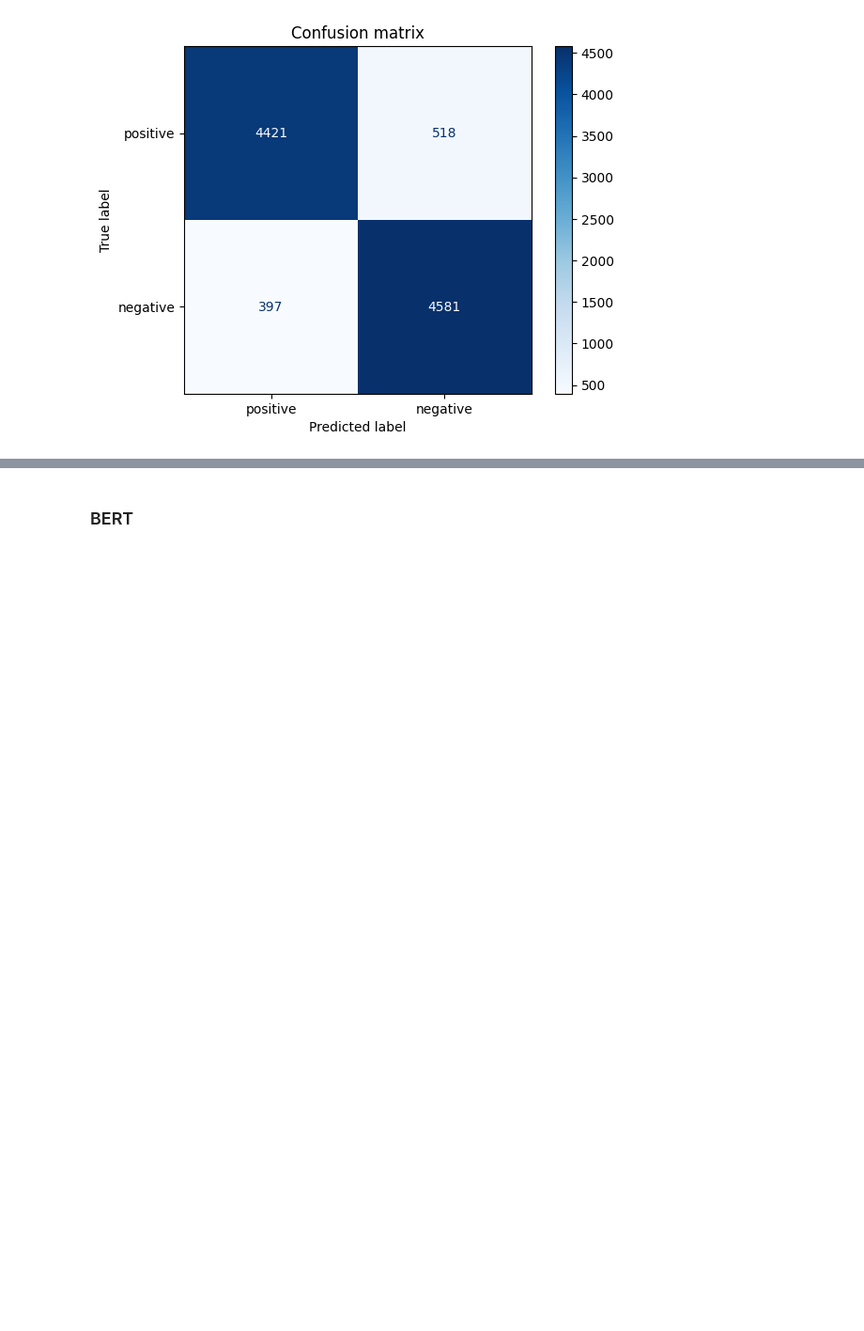
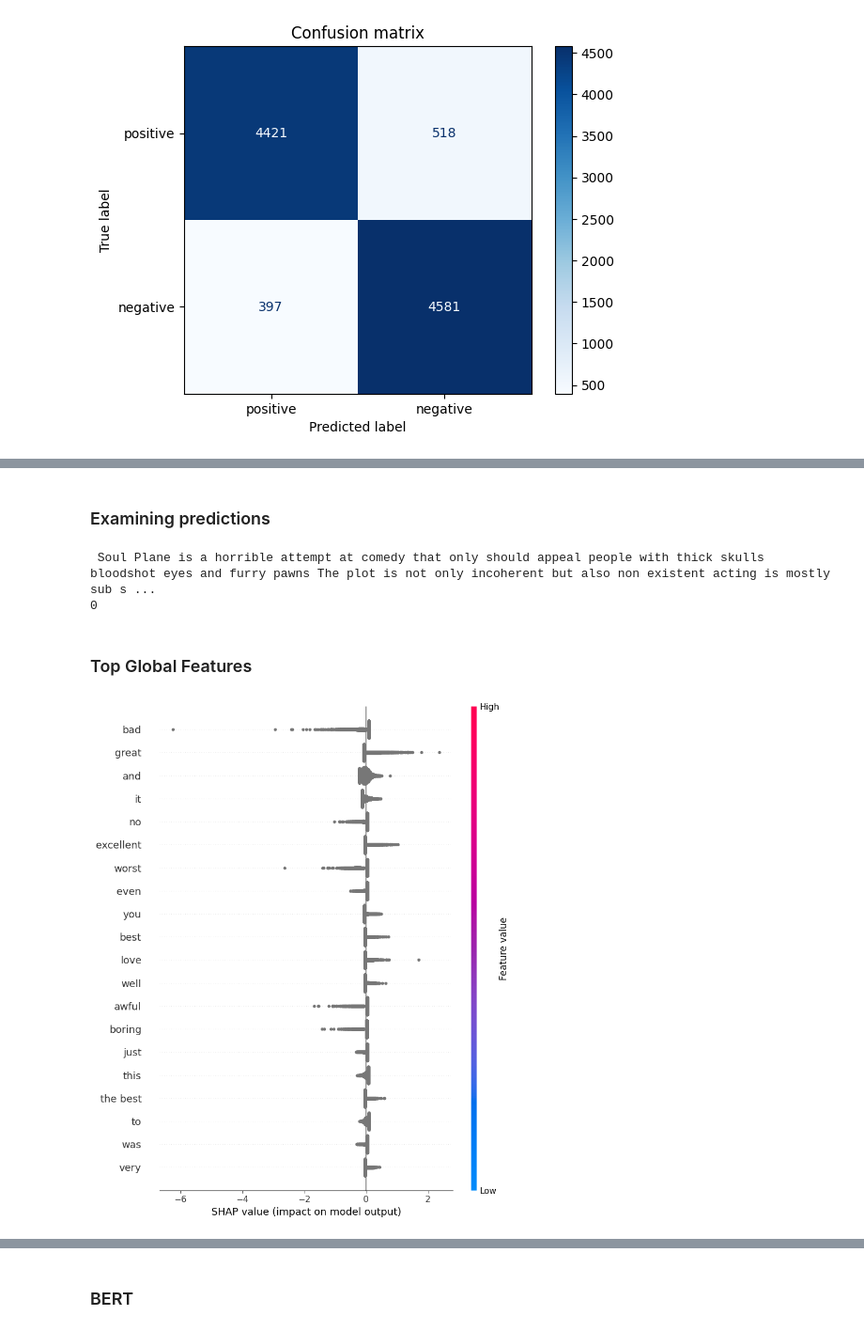
Before and after one commit to olizekor/movie-review-sentiment-analysis, a Jupyter notebook: notebooks/exploration.ipynb, the cells around one changed output, grey strips where cells are left out. Shown at 94% size. Cells and saved outputs as stored; diff of their text form; code cells hidden in the pictures; blank space fills up the shorter version.

Commit message:
SHAP values of both models

```diff
--- a/notebooks/exploration.ipynb
+++ b/notebooks/exploration.ipynb
@@ -363,0 +350,12 @@ Confusion matrix
+# %% [markdown]
+### Examining predictions
+# %%
+print(review_test.iloc[0])
+print(label_test.iloc[0])
+# %% [output]
+ Soul Plane is a horrible attempt at comedy that only should appeal people with thick skulls bloodshot eyes and furry pawns The plot is not only incoherent but also non existent acting is mostly sub s ...
+0
+# %%
+# Explain the model's predictions using SHAP
+explainer = shap.Explainer(lr, train_vectors, feature_names=vectorizer.get_feature_names_out())   # Shap Explainer
+shap_values = explainer(test_vectors)                # Compute SHAP values
@@ -363,0 +377,6 @@ Confusion matrix
+# %% [markdown]
+### Top Global Features
+# %%
+shap.summary_plot(shap_values, test_vectors, feature_names=vectorizer.get_feature_names_out())
+# %% [output]
+[figure, added]
```
Also changed, not shown: parts of 19 cells of this notebook.
